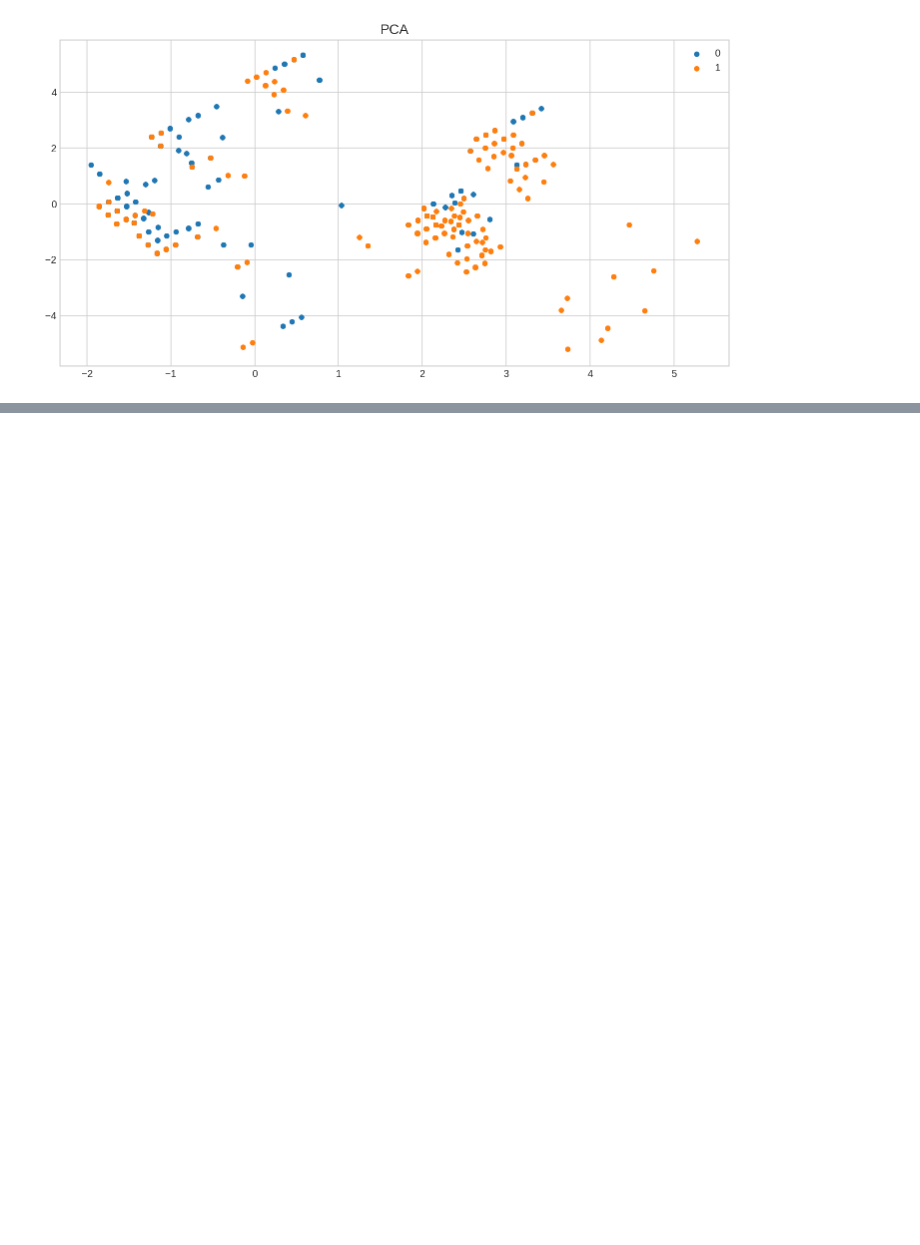
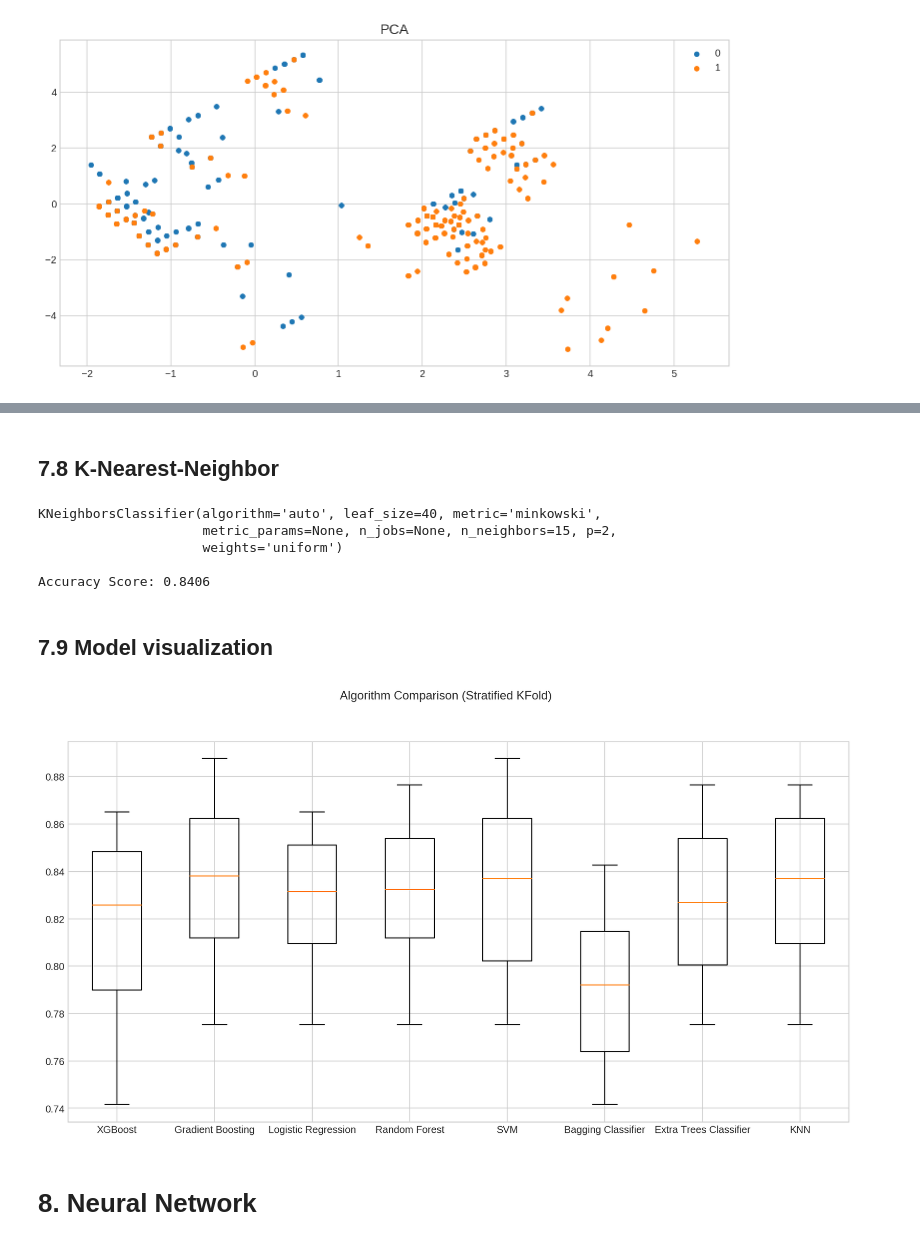
Before and after one commit to LeonHackl/Kaggle-Competition-Titanic, a Jupyter notebook: titanic-first-machine-learning-project.ipynb, the cells around one changed output, grey strips where cells are left out. Cells and saved outputs as stored; diff of their text form; code cells hidden in the pictures; blank space fills up the shorter version.

```diff
--- a/titanic-first-machine-learning-project.ipynb
+++ b/titanic-first-machine-learning-project.ipynb
@@ -604,0 +620,55 @@ Accuracy Score: 0.835
+# %% [markdown]
+## 7.8 K-Nearest-Neighbor
+# %%
+clf_knn = KNeighborsClassifier(algorithm = "auto")
+
+params = {"n_neighbors" : [3, 5, 7, 9, 11, 13, 15],
+          "weights" : ["uniform", "distance"],
+          "leaf_size" : [20, 30, 40, 50]}
+
+gsc_knn = GridSearchCV(clf_knn, params, cv = StratifiedShuffleSplit(n_splits = 10,
+                                                                    test_size = 0.3,
+                                                                    random_state = 15))
+gsc_knn = gsc_knn.fit(X, Y)
+
+print(gsc_knn.best_estimator_)
+clf_knn = gsc_knn.best_estimator_
+clf_knn.fit(X, Y)
+
+print("")
+print("Accuracy Score: " + str(round(clf_knn.score(X, Y), 4)))
+
+results_knn = cross_val_score(clf_knn, X, Y, cv = StratifiedKFold(n_splits = 10))
+
+Y_predicted_knn = clf_knn.predict_proba(X)[:, 1]
+# %% [output]
+KNeighborsClassifier(algorithm='auto', leaf_size=40, metric='minkowski',
+                     metric_params=None, n_jobs=None, n_neighbors=15, p=2,
+                     weights='uniform')
+
+Accuracy Score: 0.8406
+# %% [markdown]
+## 7.9 Model visualization
+# %%
+all_results = [results_xgb, results_boost, results_log, results_rf,
+               results_svm, results_bag, results_xt, results_knn]
+
+result_names = ["XGBoost",
+                "Gradient Boosting",
+                "Logistic Regression",
+                "Random Forest",
+                "SVM",
+                "Bagging Classifier",
+                "Extra Trees Classifier",
+                "KNN"]
+
+fig = plt.figure(figsize = (14,7))
+fig.suptitle("Algorithm Comparison (Stratified KFold)")
+ax = fig.add_subplot(111)
+plt.boxplot(all_results)
+ax.set_xticklabels(result_names)
+plt.show()
+# %% [output]
+[figure, added]
+# %% [markdown]
+# 8. Neural Network
```
Also changed, not shown: parts of 71 cells of this notebook.
